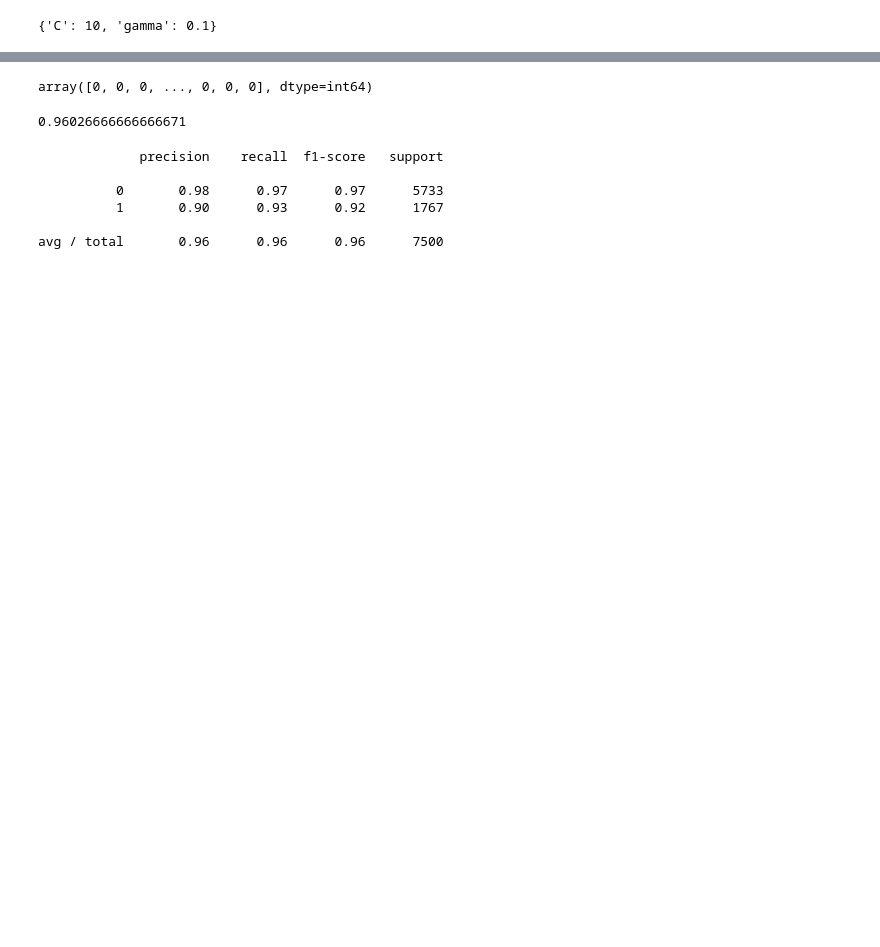
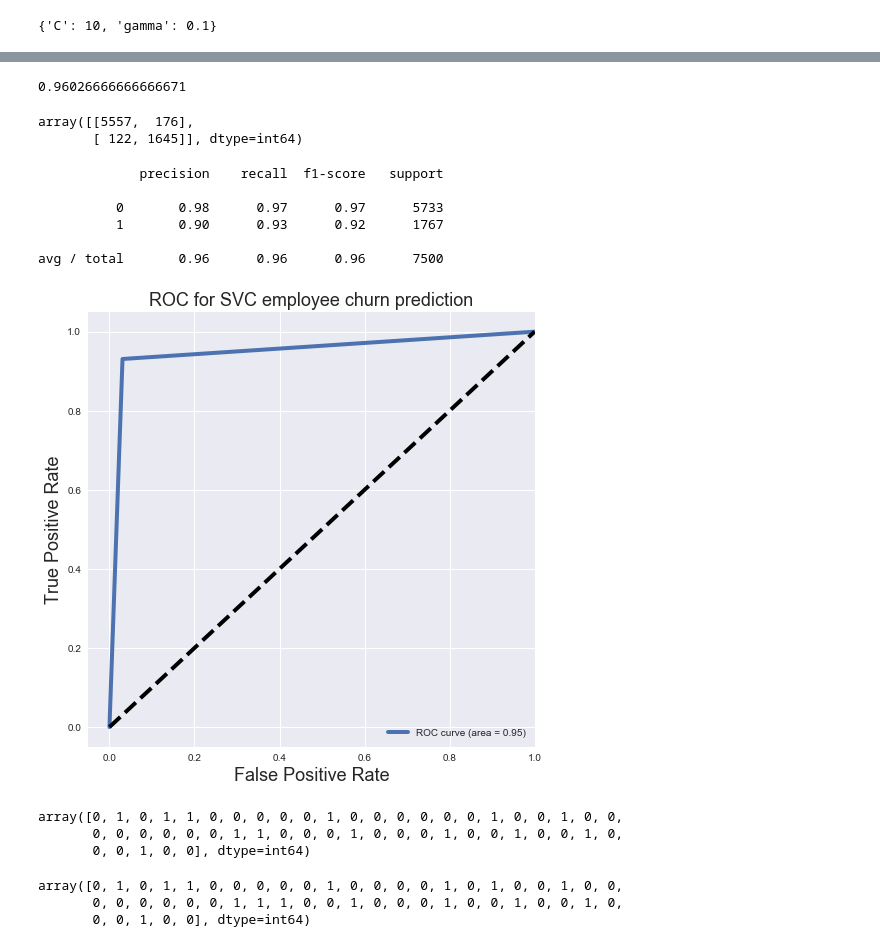
Before and after one commit to shangji/GA-Projects, a Jupyter notebook: HR_comma_sep.ipynb, the cells around one changed output, grey strips where cells are left out. Saved outputs shown, nothing was run; the diff lists cells and outputs as text; code cells hidden in the pictures; blank space fills up the shorter version.

```diff
--- a/HR_comma_sep.ipynb
+++ b/HR_comma_sep.ipynb
@@ -718,13 +735,14 @@ SVC(C=10, cache_size=200, class_weight=None, coef0=0.0,
   max_iter=-1, probability=False, random_state=None, shrinking=True,
   tol=0.001, verbose=False)
-# %%
-grid.predict(X_test)
-# %% [output]
-array([0, 0, 0, ..., 0, 0, 0], dtype=int64)
 # %%
 grid.score(X_test, y_test)
 # %% [output]
 0.96026666666666671
+# %%
+confusion_matrix(y_test, grid.predict(X_test))
+# %% [output]
+array([[5557,  176],
+       [ 122, 1645]], dtype=int64)
 # %%
 print classification_report(y_test, grid.predict(X_test))
 # %% [output]
@@ -734,3 +752,33 @@ print classification_report(y_test, grid.predict(X_test))
           1       0.90      0.93      0.92      1767
 
 avg / total       0.96      0.96      0.96      7500
+# %%
+# For class 1, find the area under the curve
+fpr, tpr, _ = roc_curve(y_test, grid.predict(X_test))
+roc_auc = auc(fpr, tpr)
+
+# Plot of a ROC curve for class 1 (employees churned)
+plt.figure(figsize=[8,8])
+plt.plot(fpr, tpr, label='ROC curve (area = %0.2f)' % roc_auc, linewidth=4)
+plt.plot([0, 1], [0, 1], 'k--', linewidth=4)
+plt.xlim([-0.05, 1.0])
+plt.ylim([-0.05, 1.05])
+plt.xlabel('False Positive Rate', fontsize=18)
+plt.ylabel('True Positive Rate', fontsize=18)
+plt.title('ROC for SVC employee churn prediction', fontsize=18)
+plt.legend(loc="lower right")
+plt.show()
+# %% [output]
+[figure, added]
+# %%
+grid.predict(X_test)[99:150]
+# %% [output]
+array([0, 1, 0, 1, 1, 0, 0, 0, 0, 0, 1, 0, 0, 0, 0, 0, 0, 1, 0, 0, 1, 0, 0,
+       0, 0, 0, 0, 0, 0, 1, 1, 0, 0, 0, 1, 0, 0, 0, 1, 0, 0, 1, 0, 0, 1, 0,
+       0, 0, 1, 0, 0], dtype=int64)
+# %%
+np.array(y_test[99:150])
+# %% [output]
+array([0, 1, 0, 1, 1, 0, 0, 0, 0, 0, 1, 0, 0, 0, 0, 1, 0, 1, 0, 0, 1, 0, 0,
+       0, 0, 0, 0, 0, 0, 1, 1, 1, 0, 0, 1, 0, 0, 0, 1, 0, 0, 1, 0, 0, 1, 0,
+       0, 0, 1, 0, 0], dtype=int64)
```
Also changed, not shown: parts of 21 cells of this notebook.
